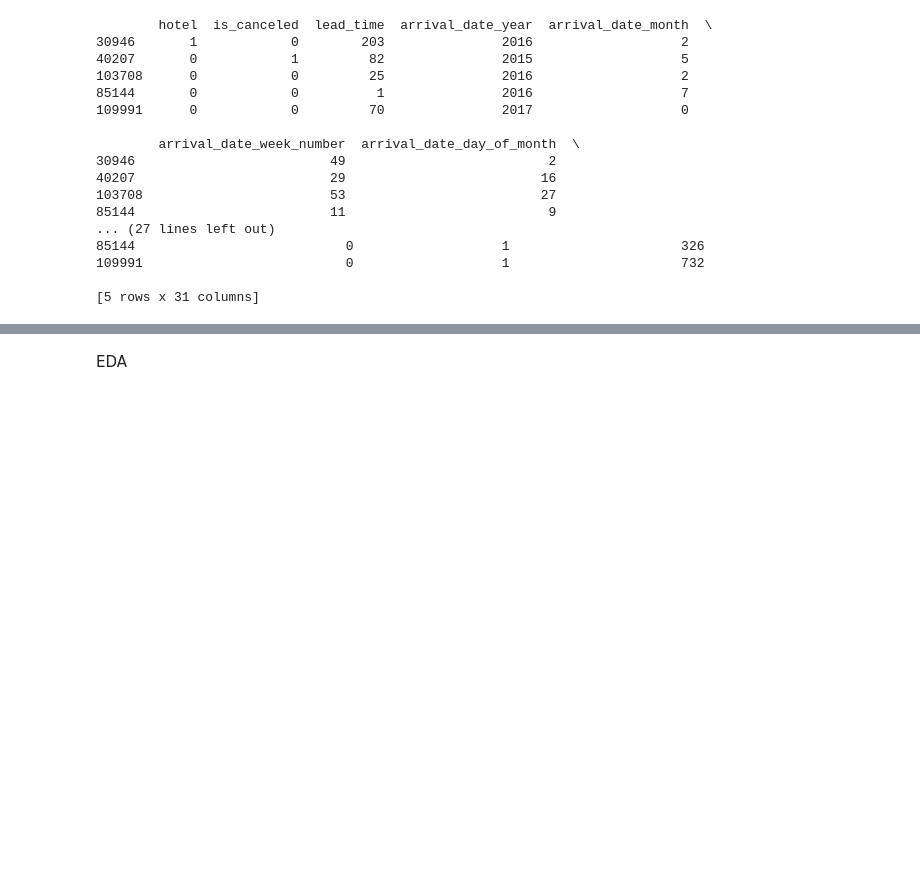
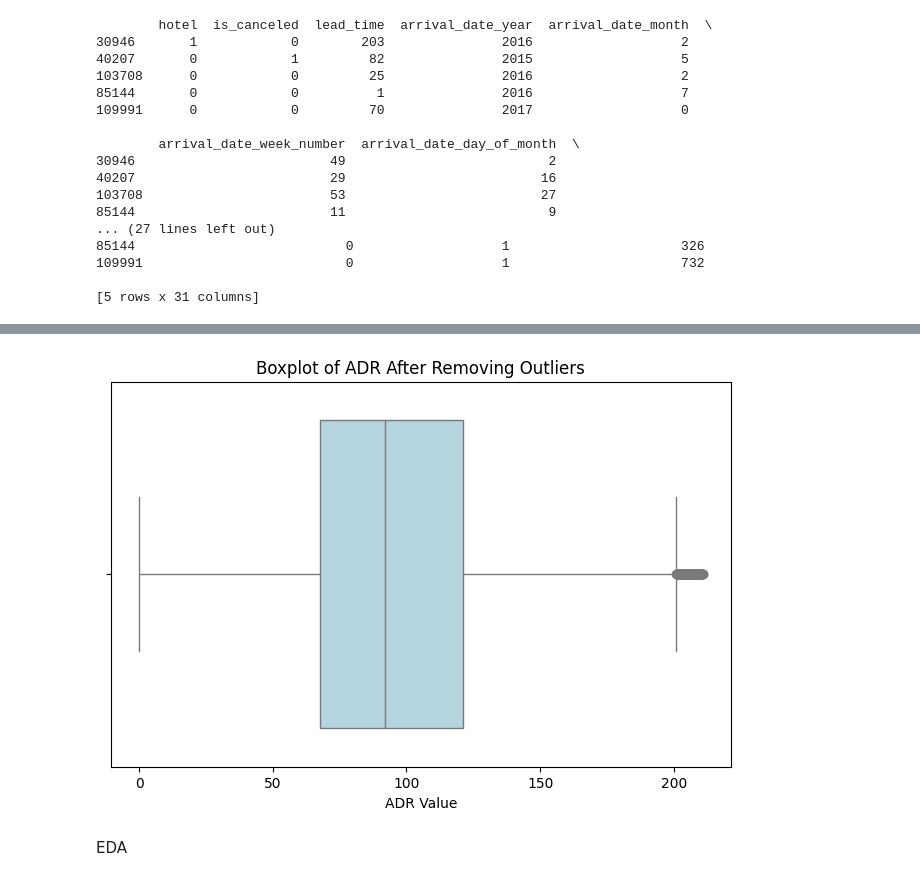
Before and after one commit to Shubhamk0703/Final-Project-23017935-, a Jupyter notebook: CODE_for_small_data(23017935).ipynb, the cells around one changed output, grey strips where cells are left out. Saved outputs shown, nothing was run; the diff lists cells and outputs as text; code cells hidden in the pictures; blank space fills up the shorter version.

```diff
--- a/CODE_for_small_data(23017935).ipynb
+++ b/CODE_for_small_data(23017935).ipynb
@@ -267,3 +360,12 @@ print(df_sample_cleaned.head())
+# %%
+plt.figure(figsize=(8, 5))
+sns.boxplot(x=df_sample_cleaned["adr"], color="lightblue")
+
+plt.title("Boxplot of ADR After Removing Outliers")
+plt.xlabel("ADR Value")
+plt.show()
+# %% [output]
+[figure, added]
 # %% [markdown]
 EDA
 # %%
```
Also changed, not shown: parts of 19 cells of this notebook.
